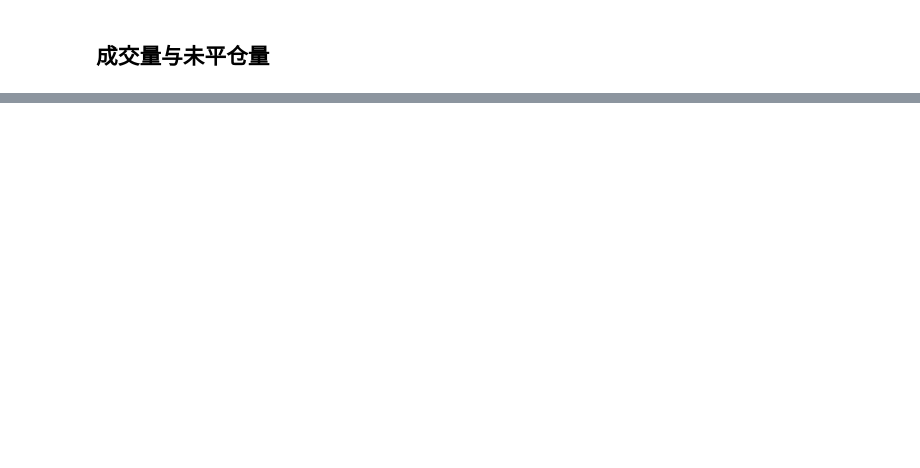
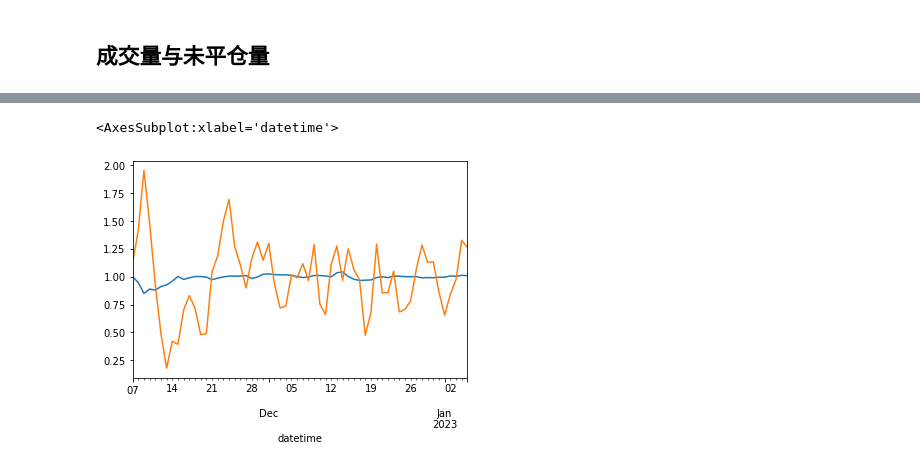
Before and after one commit to ChannelCMT/Crypto_DataAnalysis, a Jupyter notebook: Volume_and_OpenInterest.ipynb, the cells around one changed output, grey strips where cells are left out. Saved outputs shown, nothing was run; the diff lists cells and outputs as text; code cells hidden in the pictures; blank space fills up the shorter version.

```diff
--- a/Volume_and_OpenInterest.ipynb
+++ b/Volume_and_OpenInterest.ipynb
@@ -131,0 +108,6 @@ plt.show()
+# %%
+closeMaRatio.btc.iloc[-60:].plot()
+volumeMaRatio.btc.iloc[-60:].plot()
+# %% [output]
+<AxesSubplot:xlabel='datetime'>
+[figure, added]
```
Also changed, not shown: parts of 9 cells of this notebook, 5 other files.
